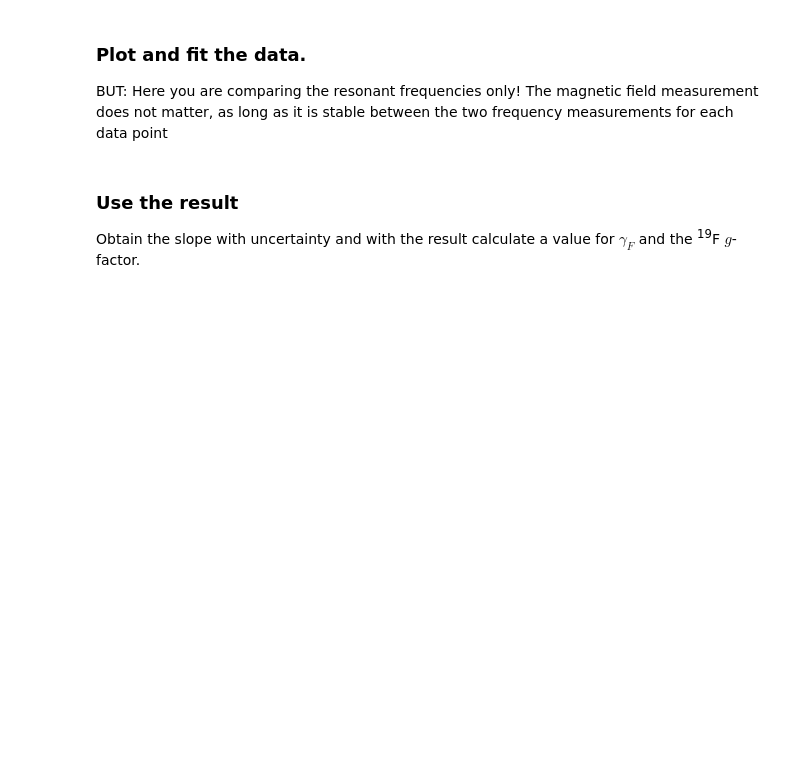
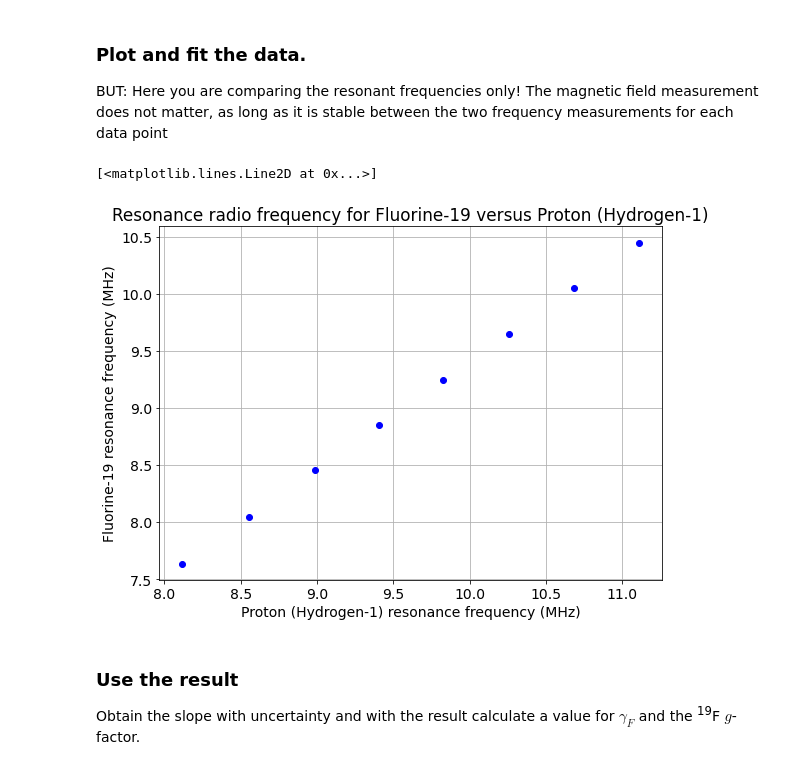
Before and after one commit to ahserhan/CMX, a Jupyter notebook: CWNMR/Continuous NMR Analysis.ipynb, the cells around one changed output. Drawn from its saved outputs; the diff is of its cells as text; code cells hidden in the pictures; blank space fills up the shorter version.

Commit message:
g factor for fluorine - 19

```diff
--- a/CWNMR/Continuous NMR Analysis.ipynb
+++ b/CWNMR/Continuous NMR Analysis.ipynb
@@ -212,3 +212,5 @@ Calculated value of g-factor: 5.57212±0.00776
 Also, print a table.
 # %%
 # Use pd.read_csv(), as you did earlier
+compare_data = pd.read_csv('F19.csv')
+compare_data
@@ -221,3 +231,16 @@ BUT: Here you are comparing the resonant frequencies only!  The magnetic field m
+# %%
+# Make a fit and plot of fluorine resonant frequency versus hydrogen resonant frequency.
+rf_h = compare_data['RF_H']
+rf_f = compare_data['RF_F']
+plt.figure(figsize=(9,6.5))
+plt.grid()
+plt.title('Resonance radio frequency for Fluorine-19 versus Proton (Hydrogen-1)')
+plt.ylabel(r'Fluorine-19 resonance frequency (MHz)')
+plt.xlabel(r'Proton (Hydrogen-1) resonance frequency (MHz)')
+plt.plot(rf_h,rf_f,'ob')
+# %% [output]
+[<matplotlib.lines.Line2D at 0x...>]
+[figure, added]
 # %% [markdown]
 ### Use the result
 
```
Also changed, not shown: parts of 9 cells of this notebook.
